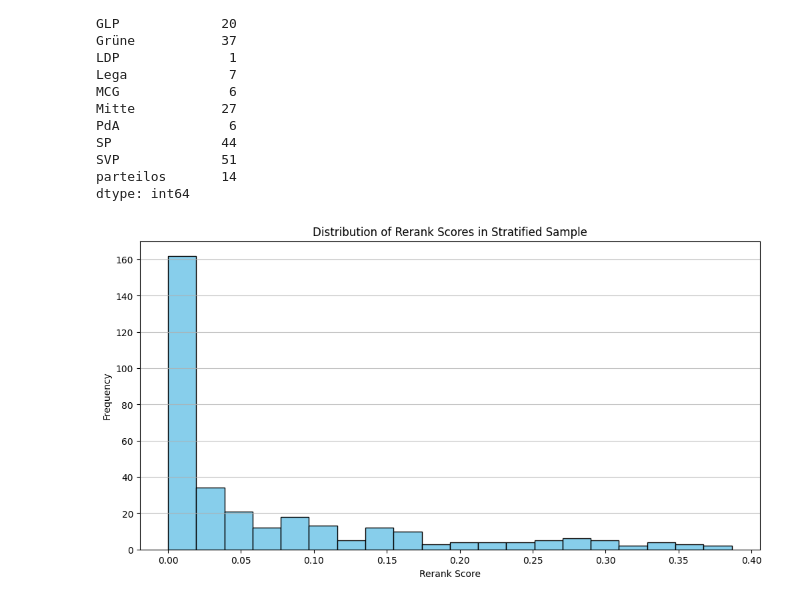
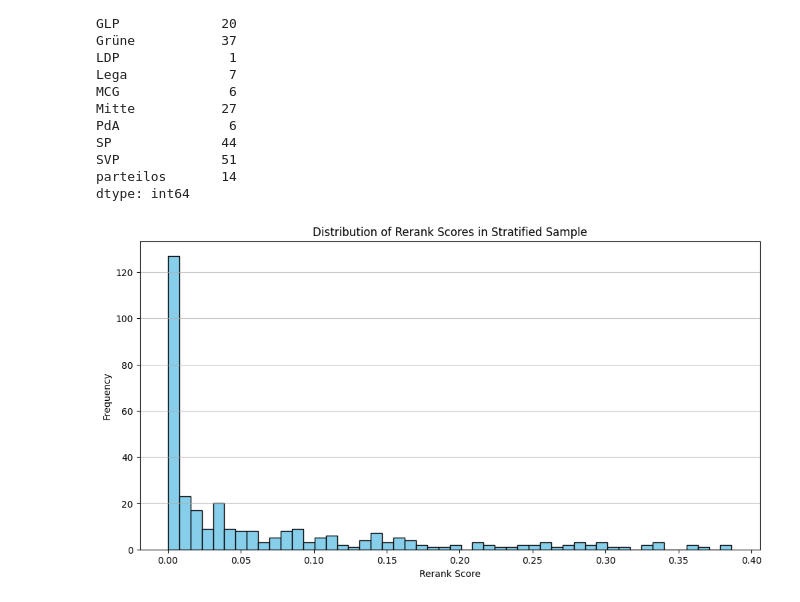
Before and after one commit to MatteoFasulo/DemocraSci-AM, a Jupyter notebook: notebooks/RelevantParagraphs.ipynb, the cells around one changed output. Cells and saved outputs as stored; diff of their text form; code cells hidden in the pictures.

```diff
--- a/notebooks/RelevantParagraphs.ipynb
+++ b/notebooks/RelevantParagraphs.ipynb
@@ -194,12 +194,12 @@ dtype: int64
 # %%
 import matplotlib.pyplot as plt
 
 plt.figure(figsize=(12, 6))
-plt.hist(stratified_weighted_df["rerank_score"], bins=20, color='skyblue', edgecolor='black')
+plt.hist(stratified_weighted_df["rerank_score"], bins=50, color='skyblue', edgecolor='black')
 plt.title("Distribution of Rerank Scores in Stratified Sample")
 plt.xlabel("Rerank Score")
 plt.ylabel("Frequency")
 plt.grid(axis='y', alpha=0.75)
 plt.show()
 # %% [output]
-[figure, old version]
+[figure, new version]
```
